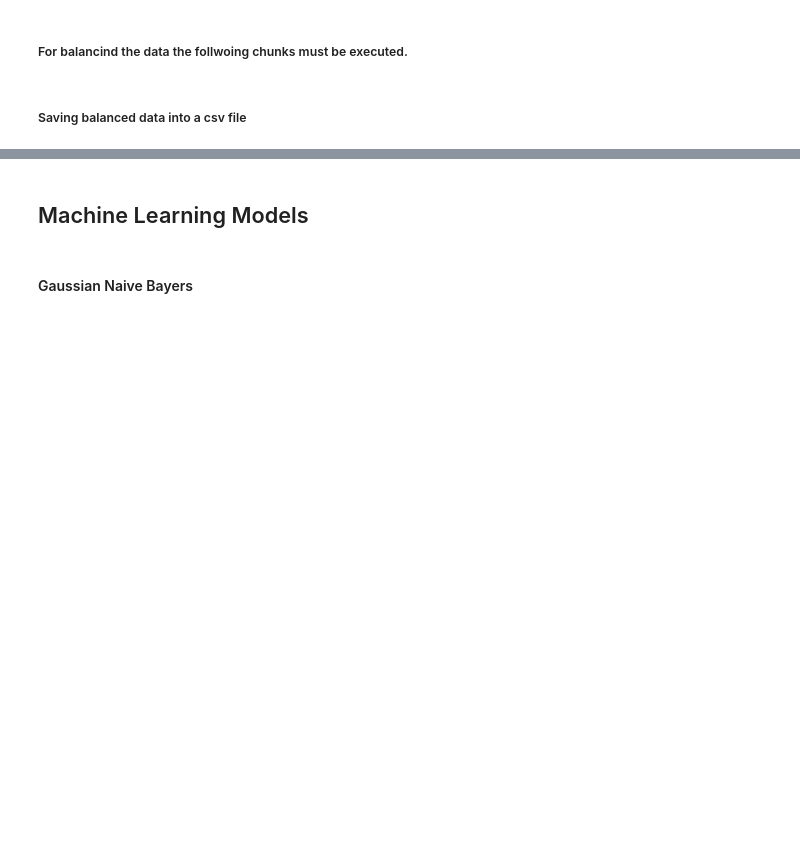
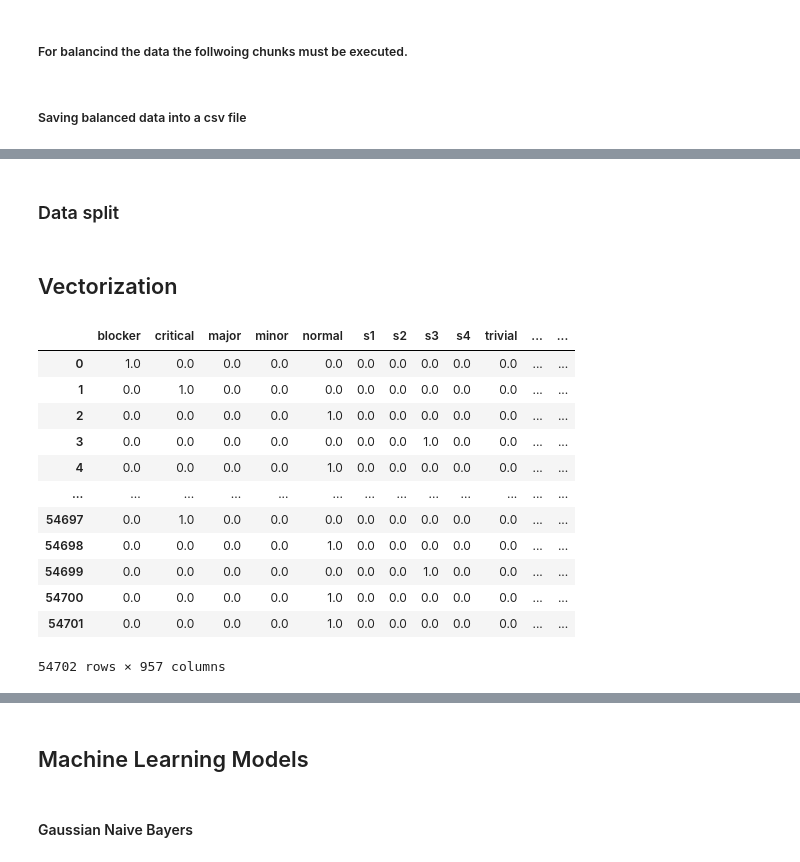
Before and after one commit to manoelf/master-research-bugreport, a Jupyter notebook: src/modules/pipeline.ipynb, the cells around one changed output, grey strips where cells are left out. Cells and saved outputs as stored; diff of their text form; code cells hidden in the pictures; blank space fills up the shorter version.

```diff
--- a/src/modules/pipeline.ipynb
+++ b/src/modules/pipeline.ipynb
@@ -34,4 +36,4 @@ CV = Model.CV
 # %% [markdown]
 ## Preprocess
 # %%
-data = pd.DataFrame.copy(data_raw)
+data = pd.DataFrame.copy(data)
@@ -51,3 +40,14 @@ data = Preprocess.get_dummy_feature(data)
+# %%
+# filing the null values whit empty string
+
+data['summary'].fillna('', inplace=True)
+data['total_words_summary'] = data.apply(lambda row: len(list(nltk.word_tokenize(row['summary']))), axis=1)
+
+data['description'].fillna('', inplace=True)
+data['total_words_description'] = data.apply(lambda row: len(list(nltk.word_tokenize(row['description']))), axis=1)
+
+data.drop(columns=Features.features, inplace=True, axis=1)
+data = data.dropna()
 # %% [markdown]
 ## Balancing
 # %% [markdown]
@@ -60,0 +65,46 @@ balanced_data.to_csv(BALANCE_PATH, index=False)
+# %% [markdown]
+### Data split
+# %%
+TRAIN, TEST = train_test_split(data, test_size=0.2)
+# x_train, y_train, x_test, y_test, classes = mh().get_classification_artifacts(TRAIN, TEST, 'resolution')
+# %%
+train = TRAIN.drop('resolution', axis = 1)
+y_train = TRAIN['resolution']
+
+test = TEST.drop('resolution', axis=1)
+y_test = TEST['resolution']
+
+classes = TRAIN['resolution'].unique()
+# %% [markdown]
+## Vectorization
+# %%
+import pandas as pd
+from sklearn.feature_extraction.text import TfidfVectorizer
+
+text_columns = train.select_dtypes(include=['object']).columns
+
+vectorizer = TfidfVectorizer()
+x_train_vectorized = pd.DataFrame()
+
+for col in text_columns:
+    column_data = train[col].tolist()
+    column_vectorized = vectorizer.fit_transform(column_data)
+
+    column_df = pd.DataFrame(column_vectorized.toarray(), columns=vectorizer.get_feature_names_out())
+    x_train_vectorized = pd.concat([x_train_vectorized, column_df], axis=1)
+
+x_train_vectorized
+# %% [output]
+|  | blocker | critical | major | minor | normal | s1 | s2 | s3 | s4 | trivial | ... | ... |
+| 0 | 1.0 | 0.0 | 0.0 | 0.0 | 0.0 | 0.0 | 0.0 | 0.0 | 0.0 | 0.0 | ... | ... |
+| 1 | 0.0 | 1.0 | 0.0 | 0.0 | 0.0 | 0.0 | 0.0 | 0.0 | 0.0 | 0.0 | ... | ... |
+| 2 | 0.0 | 0.0 | 0.0 | 0.0 | 1.0 | 0.0 | 0.0 | 0.0 | 0.0 | 0.0 | ... | ... |
+| 3 | 0.0 | 0.0 | 0.0 | 0.0 | 0.0 | 0.0 | 0.0 | 1.0 | 0.0 | 0.0 | ... | ... |
+| 4 | 0.0 | 0.0 | 0.0 | 0.0 | 1.0 | 0.0 | 0.0 | 0.0 | 0.0 | 0.0 | ... | ... |
+| ... | ... | ... | ... | ... | ... | ... | ... | ... | ... | ... | ... | ... |
+| 54697 | 0.0 | 1.0 | 0.0 | 0.0 | 0.0 | 0.0 | 0.0 | 0.0 | 0.0 | 0.0 | ... | ... |
+| 54698 | 0.0 | 0.0 | 0.0 | 0.0 | 1.0 | 0.0 | 0.0 | 0.0 | 0.0 | 0.0 | ... | ... |
+| 54699 | 0.0 | 0.0 | 0.0 | 0.0 | 0.0 | 0.0 | 0.0 | 1.0 | 0.0 | 0.0 | ... | ... |
+| 54700 | 0.0 | 0.0 | 0.0 | 0.0 | 1.0 | 0.0 | 0.0 | 0.0 | 0.0 | 0.0 | ... | ... |
+| 54701 | 0.0 | 0.0 | 0.0 | 0.0 | 1.0 | 0.0 | 0.0 | 0.0 | 0.0 | 0.0 | ... | ... |
+54702 rows × 957 columns
```
Also changed, not shown: parts of 32 cells of this notebook, 3 other files.
